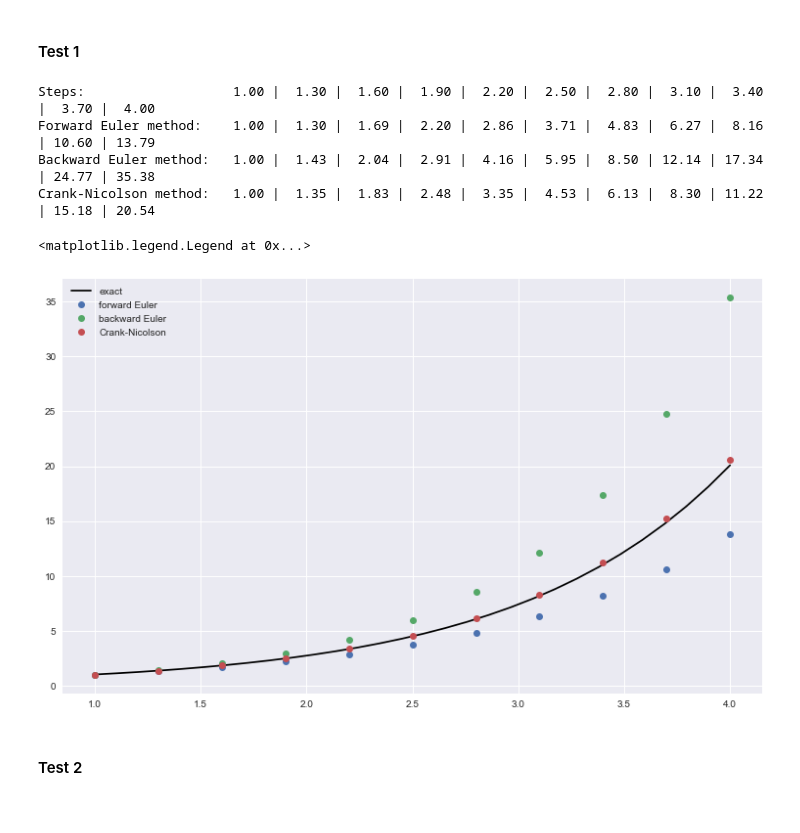
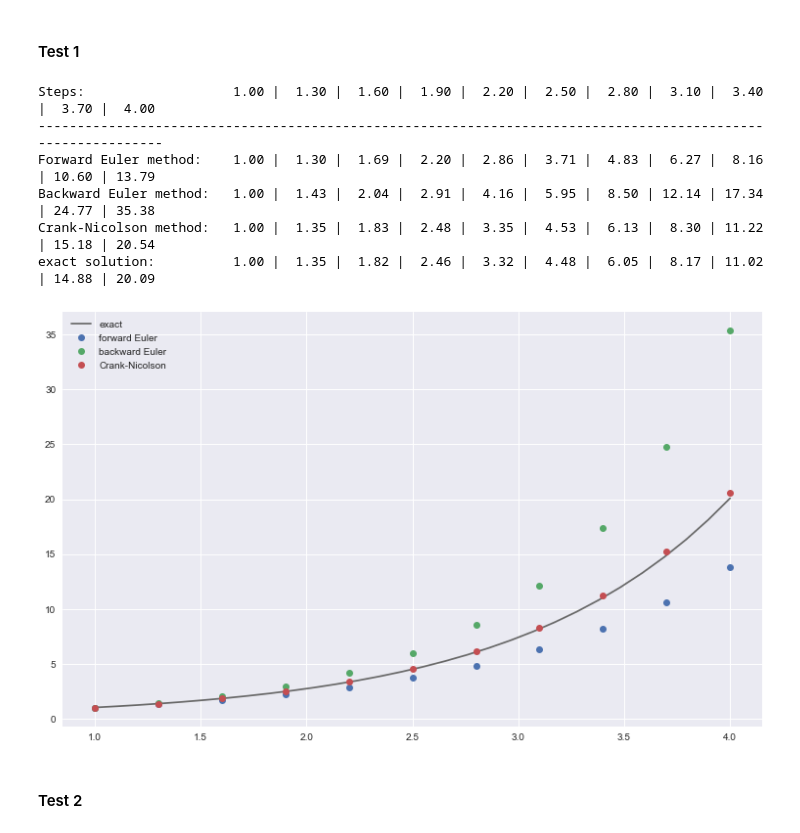
Before and after one commit to maxstollmayer/NuMeDiffG, a Jupyter notebook: Aufgabenblatt 3/Aufgabenblatt 3 Lösung.ipynb, the cells around one changed output. Drawn from its saved outputs; the diff is of its cells as text; code cells hidden in the pictures.

```diff
--- a/Aufgabenblatt 3/Aufgabenblatt 3 Lösung.ipynb
+++ b/Aufgabenblatt 3/Aufgabenblatt 3 Lösung.ipynb
@@ -168,6 +168,7 @@ t1_cn, y1_cn = crank_nicolson(f1, y1_0, t1_0, t1_N, N1)
 
 print("Steps:", end="\t\t\t")
 print(*[f"{x:5.2f}" for x in t1_fe], sep=" | ")
+print(*["-" for n in range(0,109)], sep="")
 
 print("Forward Euler method:", end="\t")
 print(*[f"{z:5.2f}" for z in y1_fe], sep=" | ")
@@ -177,23 +178,28 @@ print(*[f"{z:5.2f}" for z in y1_be], sep=" | ")
 
 print("Crank-Nicolson method:", end="\t")
 print(*[f"{z:5.2f}" for z in y1_cn], sep=" | ")
+
+print("exact solution:", end="\t\t")
+print(*[f"{np.exp(t-1):5.2f}" for t in t1_cn], sep=" | ")
 # %% [output]
 Steps:                   1.00 |  1.30 |  1.60 |  1.90 |  2.20 |  2.50 |  2.80 |  3.10 |  3.40 |  3.70 |  4.00
+-------------------------------------------------------------------------------------------------------------
 Forward Euler method:    1.00 |  1.30 |  1.69 |  2.20 |  2.86 |  3.71 |  4.83 |  6.27 |  8.16 | 10.60 | 13.79
 Backward Euler method:   1.00 |  1.43 |  2.04 |  2.91 |  4.16 |  5.95 |  8.50 | 12.14 | 17.34 | 24.77 | 35.38
 Crank-Nicolson method:   1.00 |  1.35 |  1.83 |  2.48 |  3.35 |  4.53 |  6.13 |  8.30 | 11.22 | 15.18 | 20.54
+exact solution:          1.00 |  1.35 |  1.82 |  2.46 |  3.32 |  4.48 |  6.05 |  8.17 | 11.02 | 14.88 | 20.09
 # %%
 t1_ex = np.linspace(t1_0, t1_N, 30)
 y1_ex = np.exp(t1_ex - 1)
 
-plt.plot(t1_ex, y1_ex, "k", label="exact")
+plt.plot(t1_ex, y1_ex, "dimgray", label="exact")
 plt.plot(t1_fe, y1_fe, "o", label="forward Euler")
 plt.plot(t1_be, y1_be, "o", label="backward Euler")
 plt.plot(t1_cn, y1_cn, "o", label="Crank-Nicolson")
 plt.legend()
+plt.show()
 # %% [output]
-<matplotlib.legend.Legend at 0x...>
-[figure, old version]
+[figure, new version]
 # %% [markdown]
 #### Test 2
 # %%
```
Also changed, not shown: parts of 5 cells of this notebook, 9 other files.
